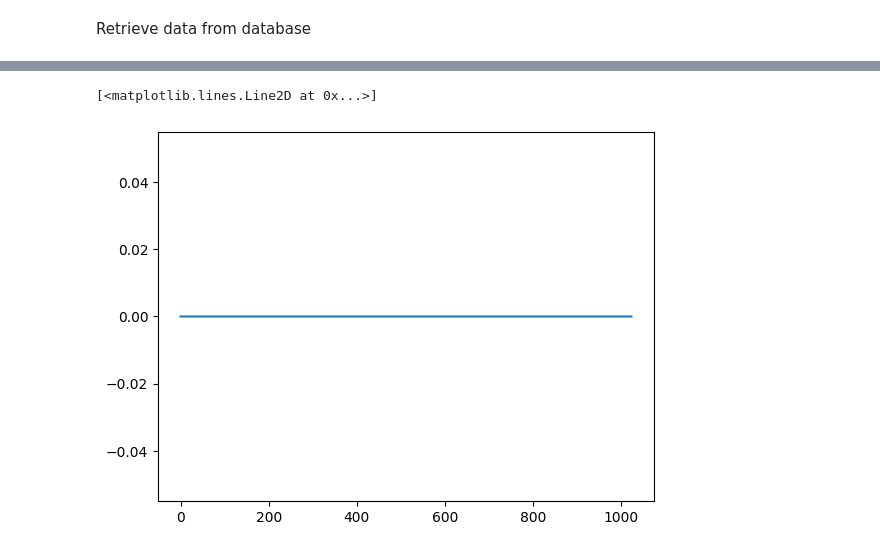
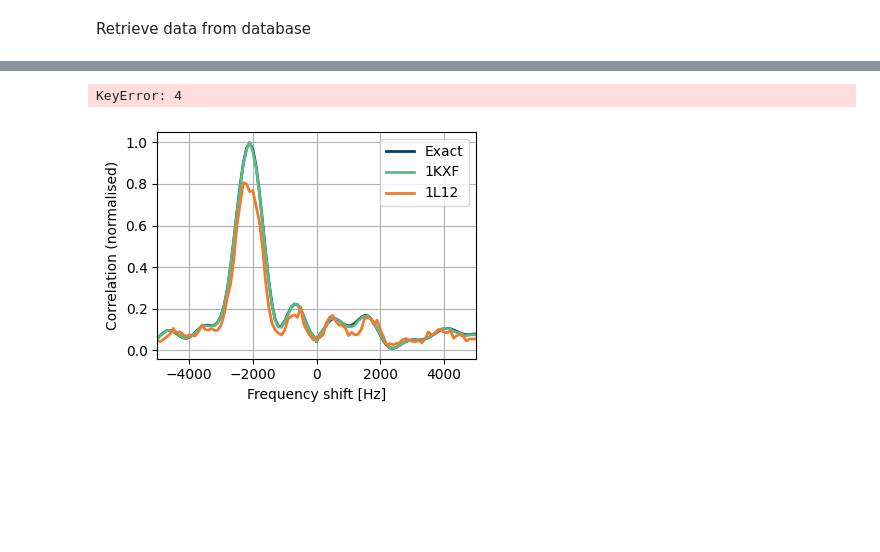
Before and after one commit to aproposorg/sydr, a Jupyter notebook: jupyter/comparison_results.ipynb, the cells around one changed output, grey strips where cells are left out. Cells and saved outputs as stored; diff of their text form; code cells hidden in the pictures; blank space fills up the shorter version.

```diff
--- a/jupyter/comparison_results.ipynb
+++ b/jupyter/comparison_results.ipynb
@@ -56,11 +50,46 @@ plt.plot(frequencyBins, receiver_2['acquisition']["correlation_map"][:, receiver
-# %%
-codeBins      = np.linspace(0, GPS_L1CA_CODE_SIZE_BITS, np.size(receiver_1['acquisition']["correlation_map"], axis=1))
-
-plt.figure()
-diff = receiver_1['acquisition']["correlation_map"][receiver_1['acquisition']["frequency_idx"], :] - receiver_2['acquisition']["correlation_map"][receiver_2['acquisition']["frequency_idx"], :]
-plt.plot(codeBins, diff)
-#plt.plot(codeBins, receiver_1['acquisition']["correlation_map"][receiver_1['acquisition']["frequency_idx"], :])
-#plt.plot(codeBins, receiver_2['acquisition']["correlation_map"][receiver_2['acquisition']["frequency_idx"], :])
-# %% [output]
-[<matplotlib.lines.Line2D at 0x...>]
-[figure, removed]
+# %%
+prn = df[4]['satellite_id']
+# %% [output]
+KeyError: 4
+# %%
+channel_id = 4
+prn = df[4]['satellite_id']
+
+for name, _ in receivers.items():
+    receivers[name]['acquisition'] =
+    receivers[name]['acquisition'] = receivers[name]['database'].fetchAcquisition(channel_id)[0]
+# %%
+COLORS = {
+    'Exact' : '#033F63',
+    '1KXF'  : '#58BC82',
+    '1L12'  : '#EE7B30'
+}
+# %%
+doppler_range = 5000
+doppler_steps = 100
+frequencyBins = np.arange(-doppler_range, doppler_range+1, doppler_steps)
+
+max_value = 0
+for name, receiver in receivers.items():
+    new_max = np.max(receiver['acquisition']["correlation_map"])
+    if new_max > max_value:
+        max_value = new_max
+
+plt.figure(figsize=(4,3))
+for name, receiver in receivers.items():
+    plt.plot(
+        frequencyBins,
+        receiver['acquisition']["correlation_map"][:, receiver['acquisition']["code_idx"]]/max_value,
+        label=name,
+        color=COLORS[name],
+        linewidth=2)
+
+plt.grid()
+plt.ylabel("Correlation (normalised)")
+plt.xlabel("Frequency shift [Hz]")
+plt.xlim((-doppler_range, doppler_range))
+plt.legend()
+plt.tight_layout()
+plt.savefig("axc_sydr_freq_G02.png", dpi=300)
+# %% [output]
+[figure, added]
```
Also changed, not shown: parts of 10 cells of this notebook, 1 other file.
